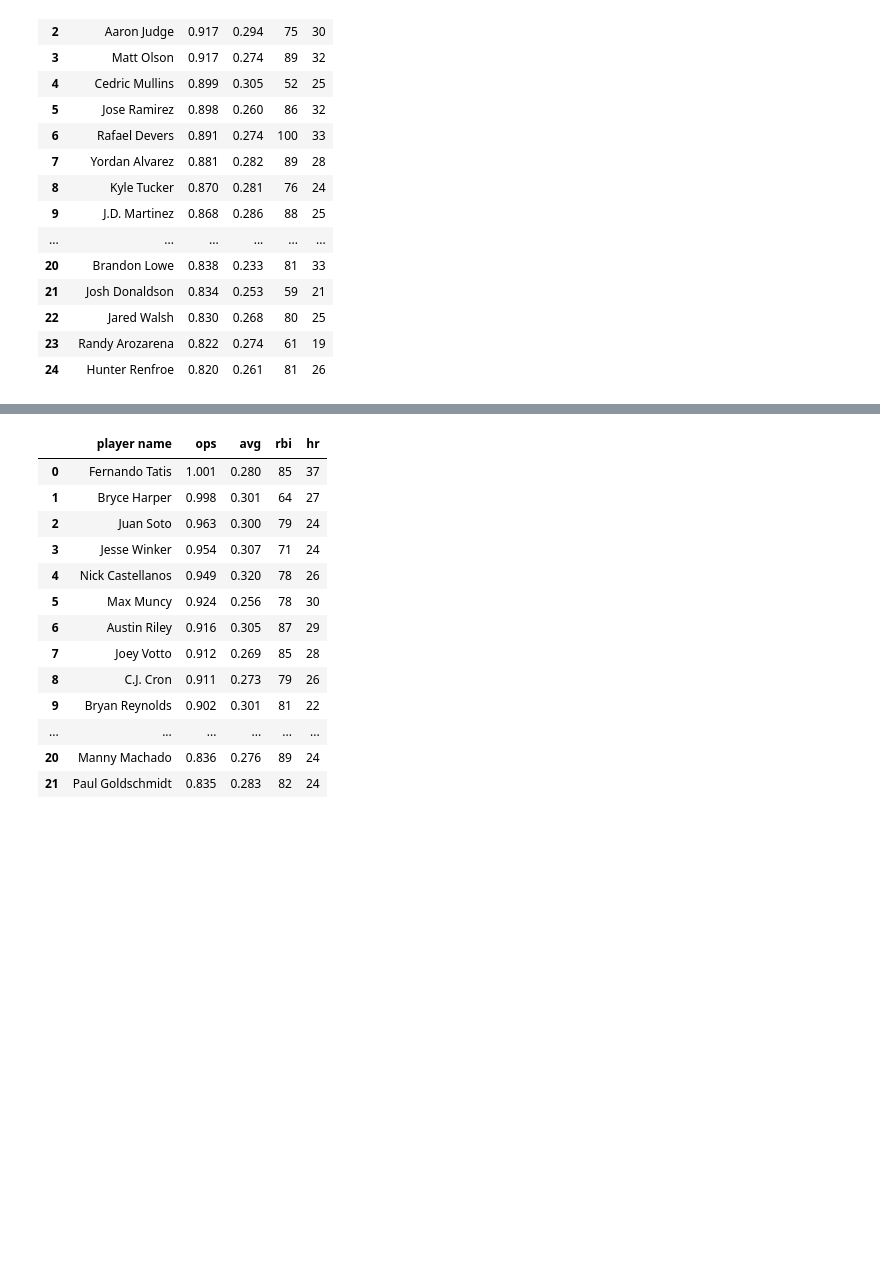
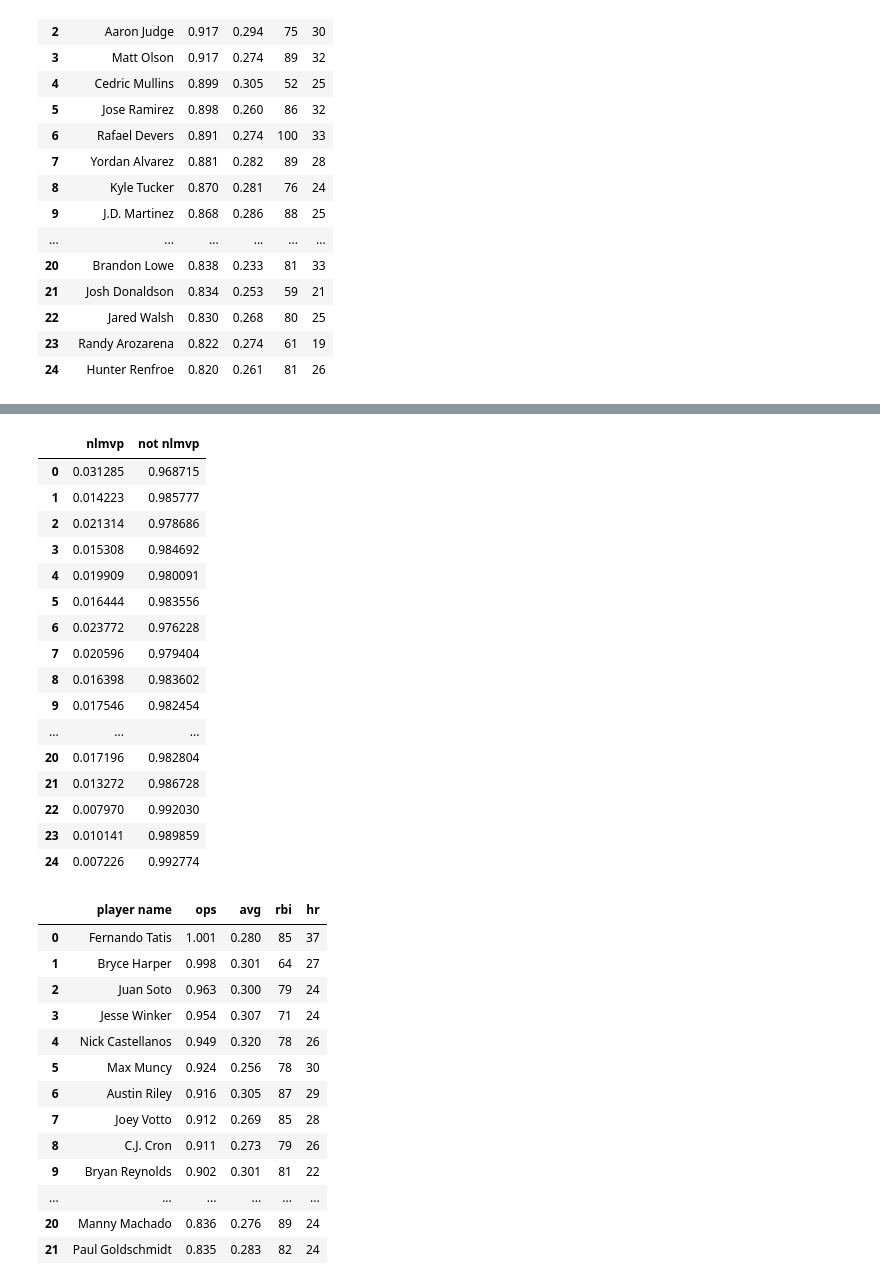
Before and after one commit to jblackledge/Baseball-MVP-Predictor, a Jupyter notebook: LogisticRegression/MLB MVP Predictor - Logistic Regression.ipynb, the cells around one changed output, grey strips where cells are left out. Saved outputs shown, nothing was run; the diff lists cells and outputs as text; code cells hidden in the pictures; blank space fills up the shorter version.

```diff
--- a/LogisticRegression/MLB MVP Predictor - Logistic Regression.ipynb
+++ b/LogisticRegression/MLB MVP Predictor - Logistic Regression.ipynb
@@ -115,3 +164,28 @@ nlPredictionsDf
+# %%
+#calculate probabilies of our model's predictions for NLMVP
+nlPredictionProbabilities = model.predict_proba(namelessNLData)
+nlProbabilitiesArray = np.array(nlPredictionProbabilities)
+nlProbabilitiesDf = pd.DataFrame(nlProbabilitiesArray)
+nlProbabilitiesDf.columns = ["nlmvp", "not nlmvp"]
+nlProbabilitiesDf
+# %% [output]
+|  | nlmvp | not nlmvp |
+| 0 | 0.031285 | 0.968715 |
+| 1 | 0.014223 | 0.985777 |
+| 2 | 0.021314 | 0.978686 |
+| 3 | 0.015308 | 0.984692 |
+| 4 | 0.019909 | 0.980091 |
+| 5 | 0.016444 | 0.983556 |
+| 6 | 0.023772 | 0.976228 |
+| 7 | 0.020596 | 0.979404 |
+| 8 | 0.016398 | 0.983602 |
+| 9 | 0.017546 | 0.982454 |
+| ... | ... | ... |
+| 20 | 0.017196 | 0.982804 |
+| 21 | 0.013272 | 0.986728 |
+| 22 | 0.007970 | 0.992030 |
+| 23 | 0.010141 | 0.989859 |
+| 24 | 0.007226 | 0.992774 |
 # %%
 nlPredictionData
 # %% [output]
```
Also changed, not shown: parts of 6 cells of this notebook, 3 other files.
